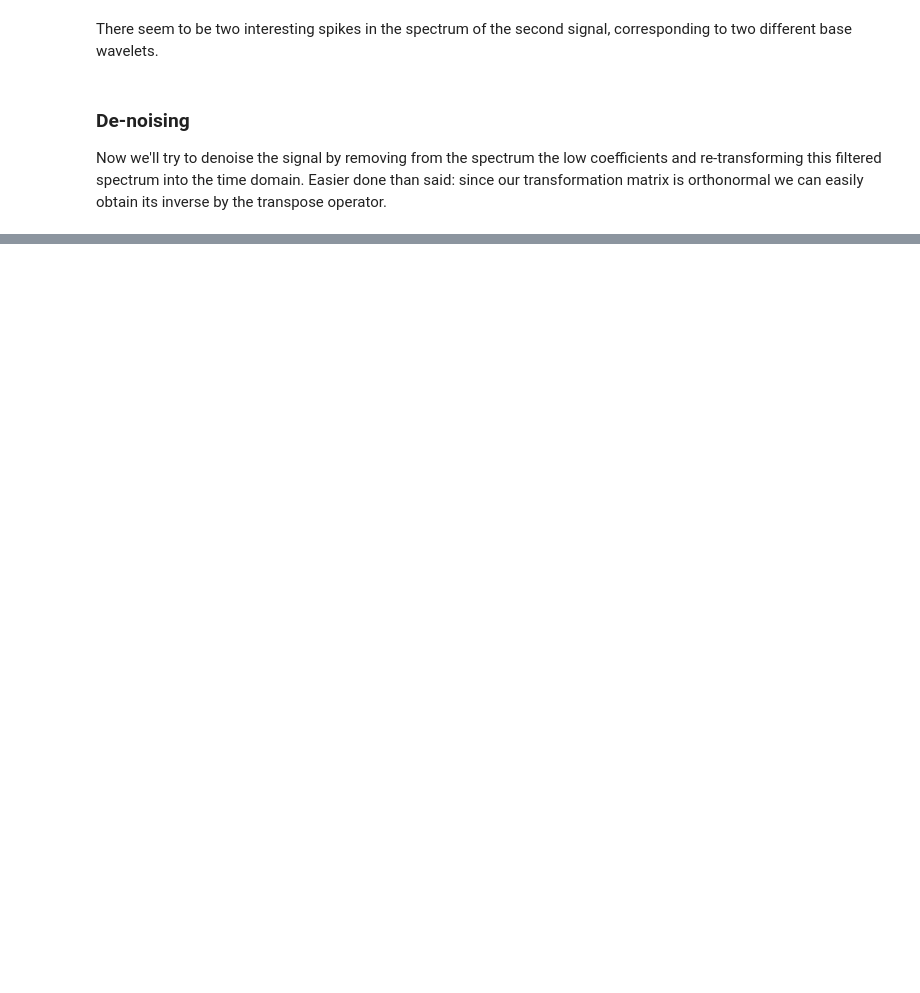
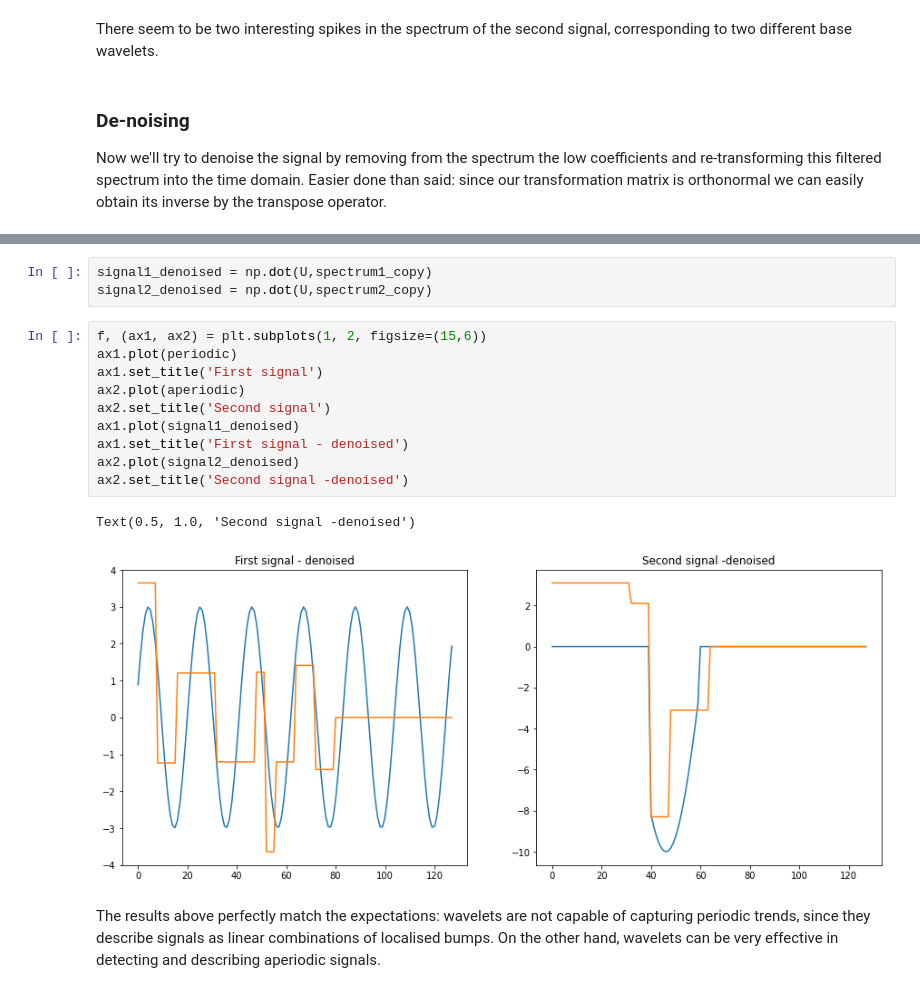
Before and after one commit to GiuliaLanzillotta/My-ML-exercises, a Jupyter notebook: Signal_processing.ipynb, the cells around one changed output, grey strips where cells are left out. Cells and saved outputs as stored; diff of their text form; blank space fills up the shorter version.

```diff
--- a/Signal_processing.ipynb
+++ b/Signal_processing.ipynb
@@ -149,0 +162,18 @@ len(spectrum1 > 1)
+# %%
+signal1_denoised = np.dot(U,spectrum1_copy)
+signal2_denoised = np.dot(U,spectrum2_copy)
+# %%
+f, (ax1, ax2) = plt.subplots(1, 2, figsize=(15,6))
+ax1.plot(periodic)
+ax1.set_title('First signal')
+ax2.plot(aperiodic)
+ax2.set_title('Second signal')
+ax1.plot(signal1_denoised)
+ax1.set_title('First signal - denoised')
+ax2.plot(signal2_denoised)
+ax2.set_title('Second signal -denoised')
+# %% [output]
+Text(0.5, 1.0, 'Second signal -denoised')
+[figure, added]
+# %% [markdown]
+The results above perfectly match the expectations: wavelets are not capable of capturing periodic trends, since they describe signals as linear combinations of localised bumps. On the other hand, wavelets can be very effective in detecting and describing aperiodic signals.
```
Also changed, not shown: parts of 20 cells of this notebook.
